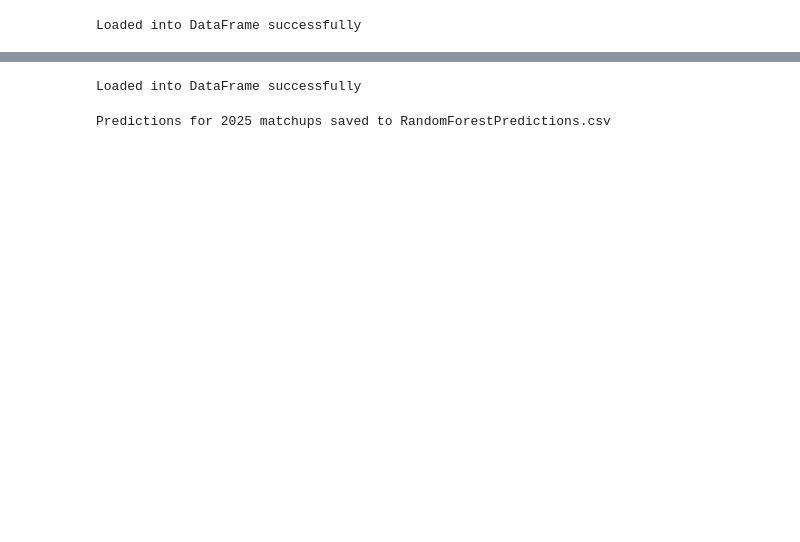
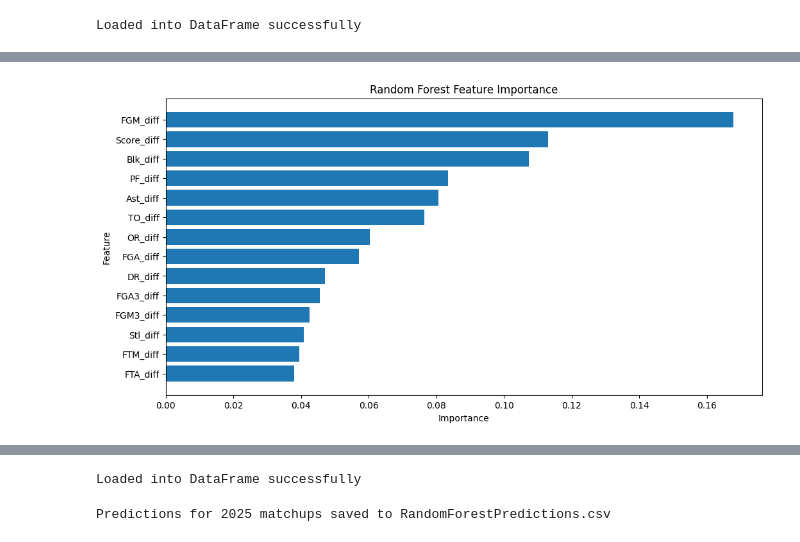
Before and after one commit to COMP3608-GROUP-9-PROJECT/COMP3608_PROJECT, a Jupyter notebook: RandomForest/RandomForestModel.ipynb, the cells around one changed output, grey strips where cells are left out. Drawn from its saved outputs; the diff is of its cells as text; code cells hidden in the pictures; blank space fills up the shorter version.

```diff
--- a/RandomForest/RandomForestModel.ipynb
+++ b/RandomForest/RandomForestModel.ipynb
@@ -127,0 +161,15 @@ plt.show()
+# %%
+df_importance = pd.DataFrame({
+    "Feature": X.columns,
+    "Importance": final_rf_model.feature_importances_
+}).sort_values(by="Importance", ascending=True)
+
+plt.figure(figsize=(12, 6))
+plt.barh(df_importance["Feature"], df_importance["Importance"])
+
+plt.title("Random Forest Feature Importance")
+plt.xlabel("Importance")
+plt.ylabel("Feature")
+plt.show()
+# %% [output]
+[figure, added]
```
Also changed, not shown: parts of 7 cells of this notebook.
